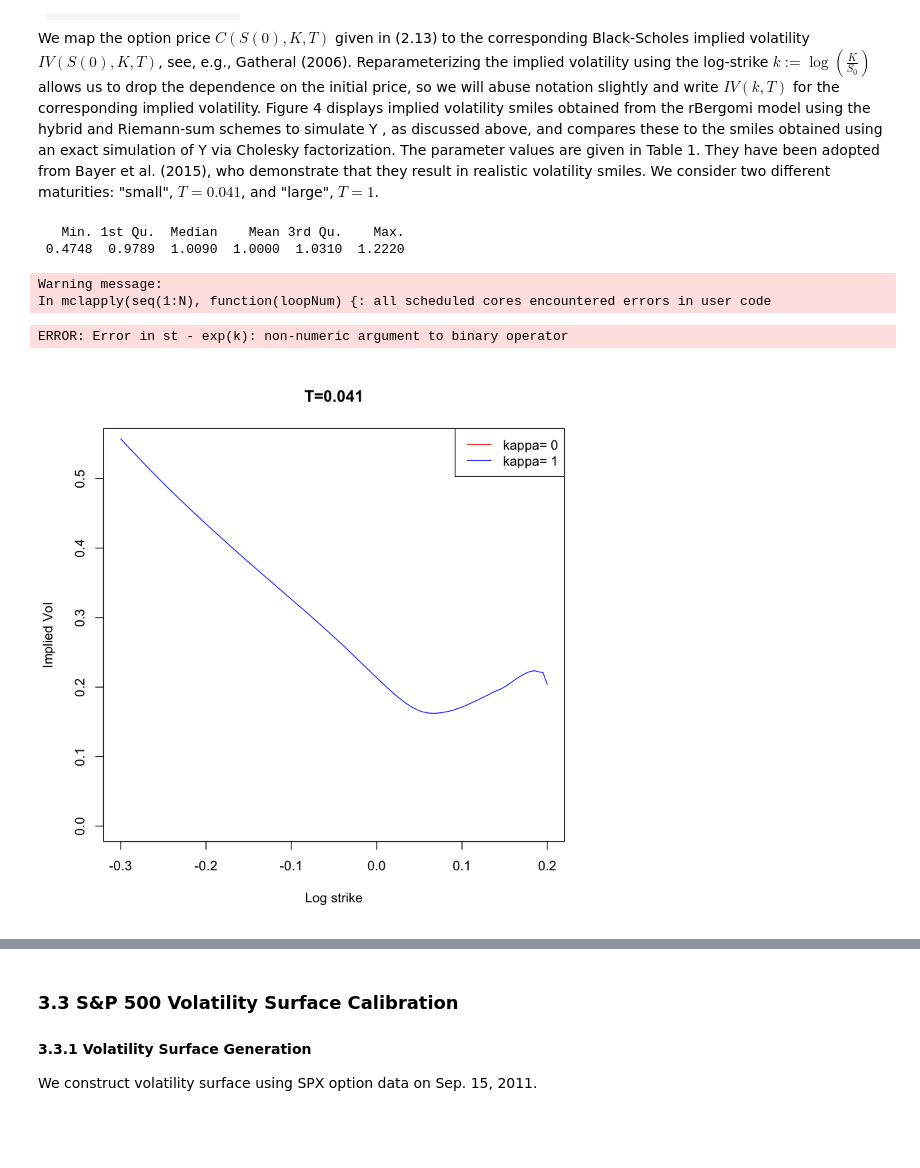
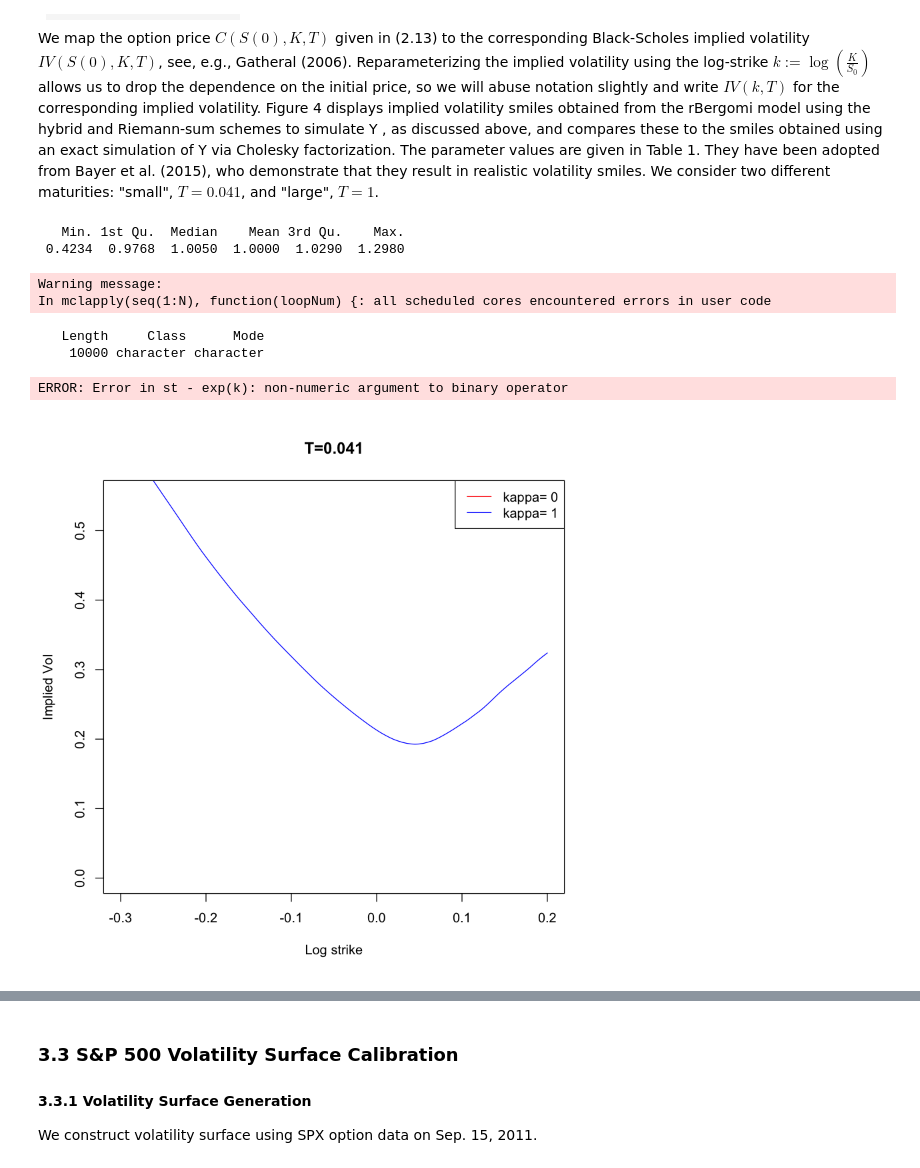
Before and after one commit to rongxinyu/capstone, a Jupyter notebook: plots/hybridscheme-bss.ipynb, the cells around one changed output, grey strips where cells are left out. Cells and saved outputs as stored; diff of their text form; code cells hidden in the pictures; blank space fills up the shorter version.

```diff
--- a/plots/hybridscheme-bss.ipynb
+++ b/plots/hybridscheme-bss.ipynb
@@ -374,40 +374,43 @@ We map the option price $C(S(0),K,T)$ given in (2.13) to the corresponding Black
 
 params <- list(S0=1, xi=0.235^2, eta=1.9, alpha=-0.43, rho=-0.9)
 T <- 0.041
-n <- 1000 # step length is 1/n
-paths <- 1e5
+n <- 100 # step length is 1/n
+paths <- 1e4
 set.seed(9081)
 
 #Rprof()
 finalPrices <- hybridScheme(params)(paths, n, 1, T)
 #Rprof(NULL)
 #summaryRprof()
 
 summary(finalPrices)
 
 
 
 vol <- function(k, finalP){sapply(k, function(x){impvol(x, finalP, T)})}
 payoff <- function(k, finalP){sapply(k, function(x){mean((finalP > exp(x)) * (finalP - exp(x)))})}
 
 
 
 finalPrices2<- hybridScheme(params)(paths, n, 0, T)
+summary(finalPrices2)
 
 curve(vol(x, finalPrices), from=-0.3, to=0.2, col='blue',
       xlab="Log strike", ylab="Implied Vol", ylim= c(0, 0.55))
 curve(vol(x, finalPrices2),from=-0.18, to=0.08, add=TRUE, col='red')
 legend('topright', legend= c('kappa= 0', 'kappa= 1'), col= c('red', 'blue'), lty=1)
 title(main = 'T=0.041')
 
 #
 # %% [output]
    Min. 1st Qu.  Median    Mean 3rd Qu.    Max.
- 0.4748  0.9789  1.0090  1.0000  1.0310  1.2220
+ 0.4234  0.9768  1.0050  1.0000  1.0290  1.2980
 Warning message:
 In mclapply(seq(1:N), function(loopNum) {: all scheduled cores encountered errors in user code
-ERROR: Error in st - exp(k): non-numeric argument to binary operator
+   Length     Class      Mode
+    10000 character character
+ERROR: Error in st - exp(k): non-numeric argument to binary operator
-[figure, old version]
+[figure, new version]
 # %% [markdown]
 <img src='Plot-T0.041.png'>
 
```
Also changed, not shown: parts of 1 cell of this notebook.
